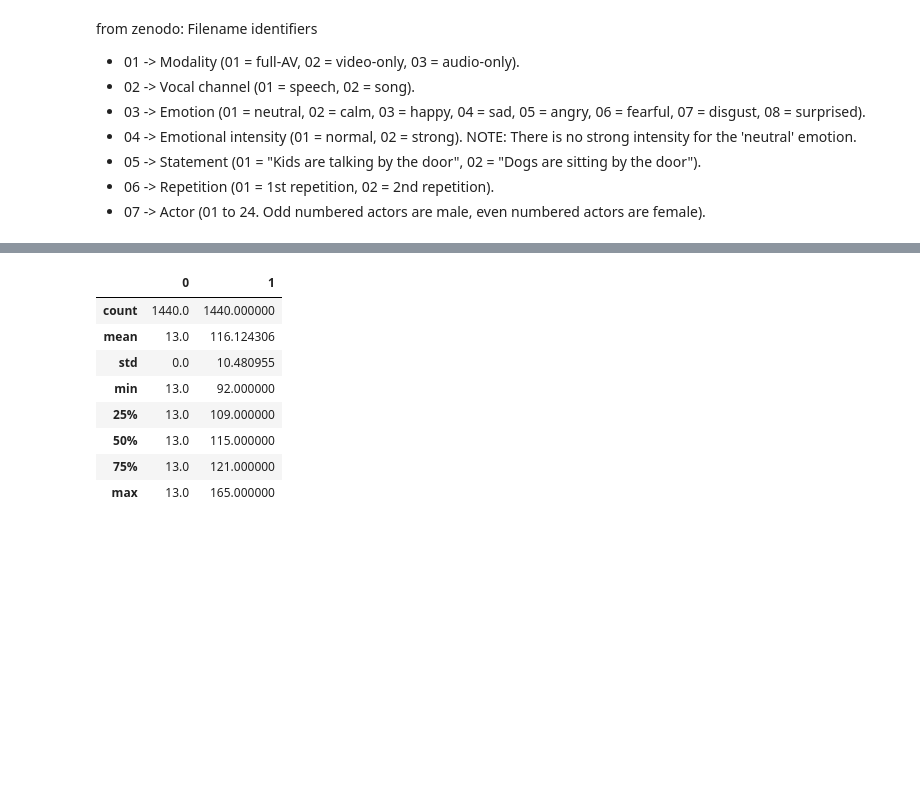
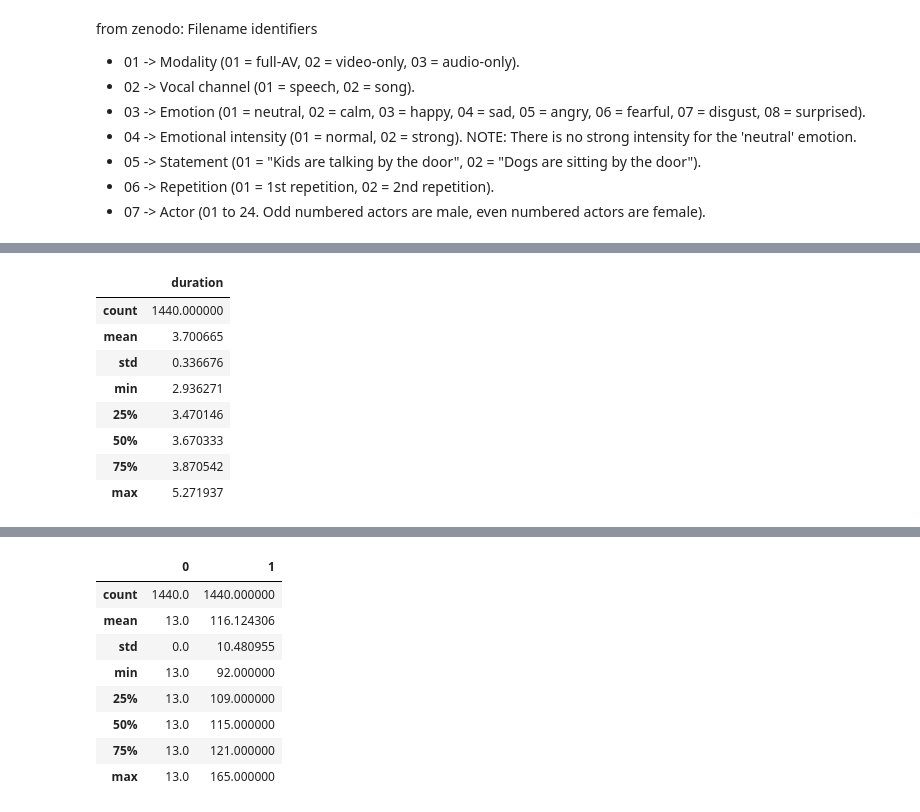
Before and after one commit to agus-fshr/ser-lstm, a Jupyter notebook: torch_lstm/ser_lstm_torch.ipynb, the cells around one changed output, grey strips where cells are left out. Cells and saved outputs as stored; diff of their text form; code cells hidden in the pictures; blank space fills up the shorter version.

```diff
--- a/torch_lstm/ser_lstm_torch.ipynb
+++ b/torch_lstm/ser_lstm_torch.ipynb
@@ -78,7 +78,17 @@ meta.head()
 # %%
 def get_duration(path):
     return librosa.get_duration(path=path)
 
 meta['duration'] = meta['path'].map(get_duration)
 
-print(meta.describe())
+meta.describe()
+# %% [output]
+|  | duration |
+| count | 1440.000000 |
+| mean | 3.700665 |
+| std | 0.336676 |
+| min | 2.936271 |
+| 25% | 3.470146 |
+| 50% | 3.670333 |
+| 75% | 3.870542 |
+| max | 5.271937 |
```
Also changed, not shown: parts of 12 cells of this notebook, 6 other files.
